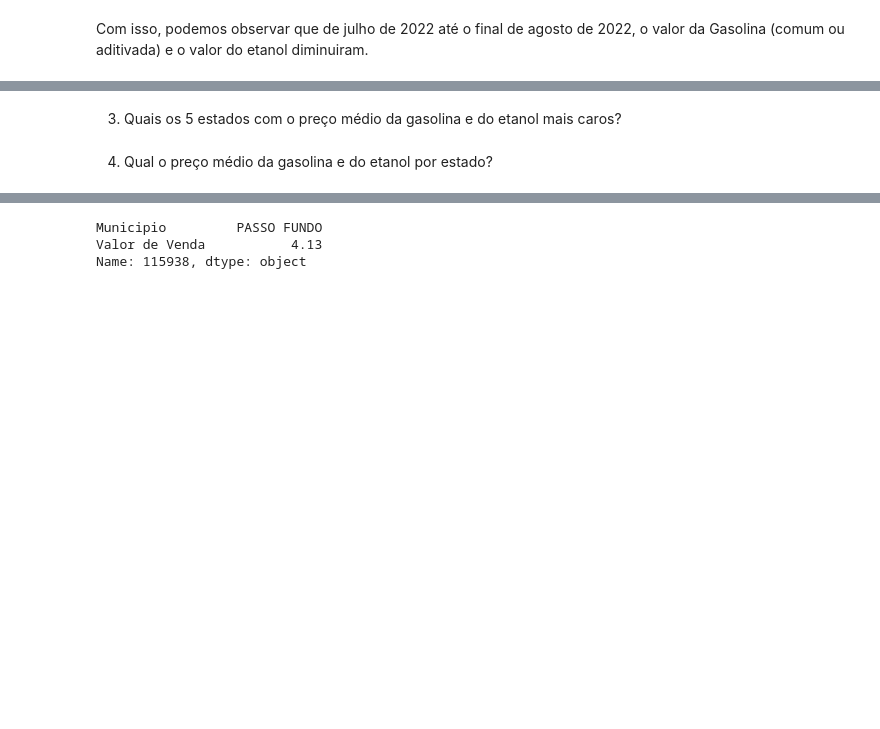
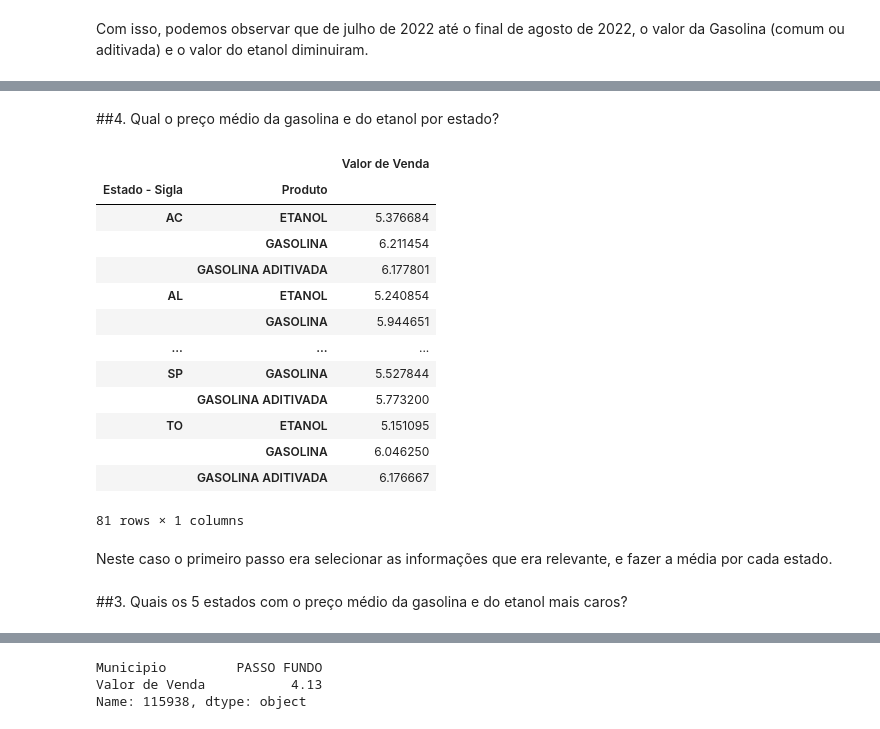
Before and after one commit to amoralles/ProjetoFinal_M4, a Jupyter notebook: ProjetoFinal_M4.ipynb, the cells around one changed output, grey strips where cells are left out. Cells and saved outputs as stored; diff of their text form; code cells hidden in the pictures; blank space fills up the shorter version.

```diff
--- a/ProjetoFinal_M4.ipynb
+++ b/ProjetoFinal_M4.ipynb
@@ -161,4 +172,24 @@ Com isso, podemos observar que de julho de 2022 até o final de agosto de 2022,
+# %% [markdown]
+##4. Qual o preço médio da gasolina e do etanol por estado?
+# %%
+preco_medio= conj_dados.groupby(['Estado - Sigla', 'Produto']).mean('Valor de Venda')
+preco_medio
+# %% [output]
+|  |  | Valor de Venda |
+| Estado - Sigla | Produto |  |
+| AC | ETANOL | 5.376684 |
+|  | GASOLINA | 6.211454 |
+|  | GASOLINA ADITIVADA | 6.177801 |
+| AL | ETANOL | 5.240854 |
+|  | GASOLINA | 5.944651 |
+| ... | ... | ... |
+| SP | GASOLINA | 5.527844 |
+|  | GASOLINA ADITIVADA | 5.773200 |
+| TO | ETANOL | 5.151095 |
+|  | GASOLINA | 6.046250 |
+|  | GASOLINA ADITIVADA | 6.176667 |
+81 rows × 1 columns
+# %% [markdown]
+Neste caso o primeiro passo era selecionar as informações que era relevante, e fazer a média por cada estado.
 # %% [markdown]
-3. Quais os 5 estados com o preço médio da gasolina e do etanol mais caros?
+##3. Quais os 5 estados com o preço médio da gasolina e do etanol mais caros?
-# %% [markdown]
-4. Qual o preço médio da gasolina e do etanol por estado?
```
Also changed, not shown: parts of 19 cells of this notebook.
